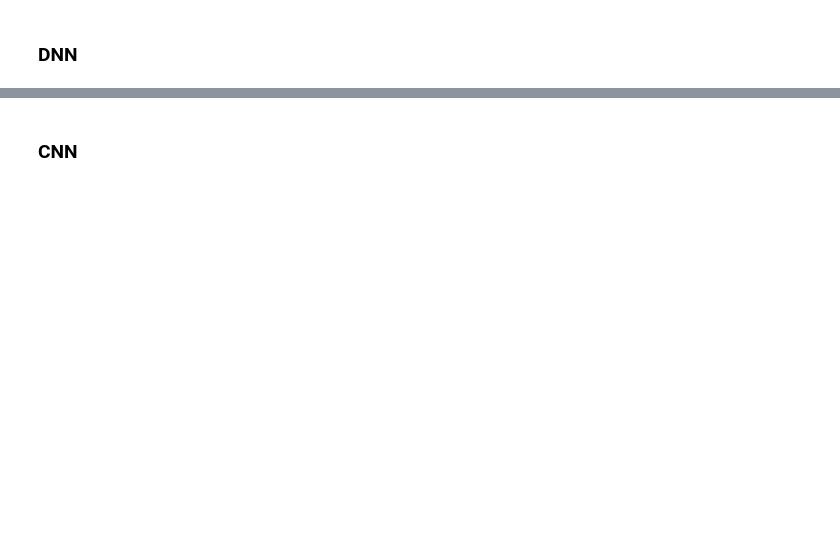
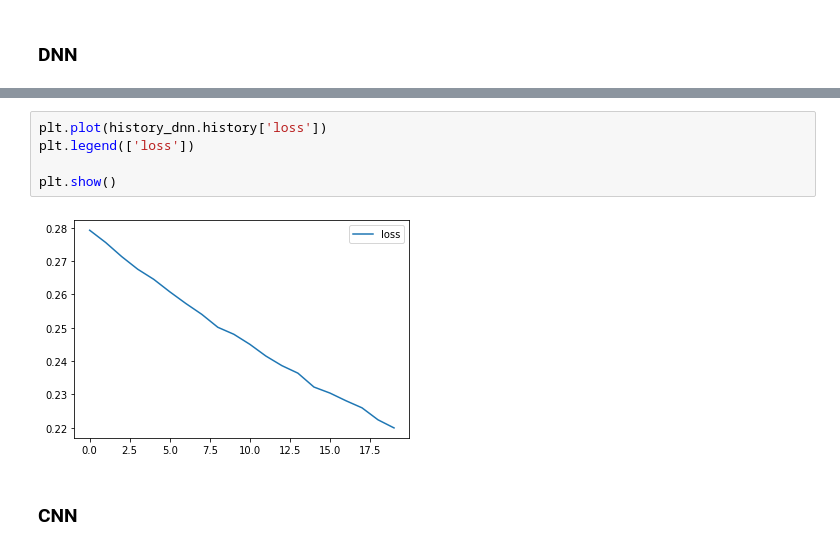
Before and after one commit to nrzsdy1993/Deeplearning_Basic, a Jupyter notebook: 6_fashionMNIST_dataset.ipynb, the cells around one changed output, grey strips where cells are left out. Cells and saved outputs as stored; diff of their text form; blank space fills up the shorter version.

```diff
--- a/6_fashionMNIST_dataset.ipynb
+++ b/6_fashionMNIST_dataset.ipynb
@@ -294,3 +353,10 @@ Epoch 20/20
+# %%
+plt.plot(history_dnn.history['loss'])
+plt.legend(['loss'])
+
+plt.show()
+# %% [output]
+[figure, added]
 # %% [markdown]
 ### CNN
 # %%
```
Also changed, not shown: parts of 11 cells of this notebook.
